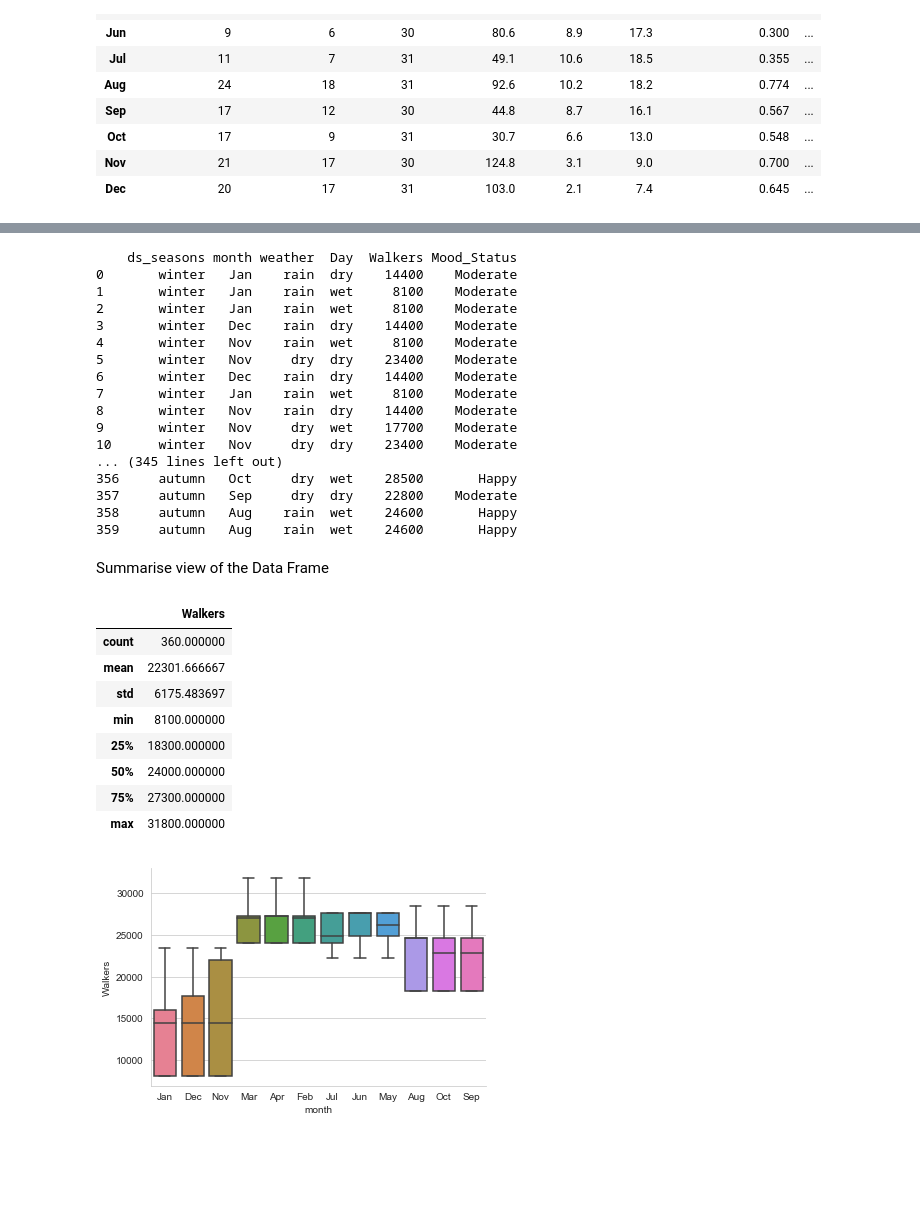
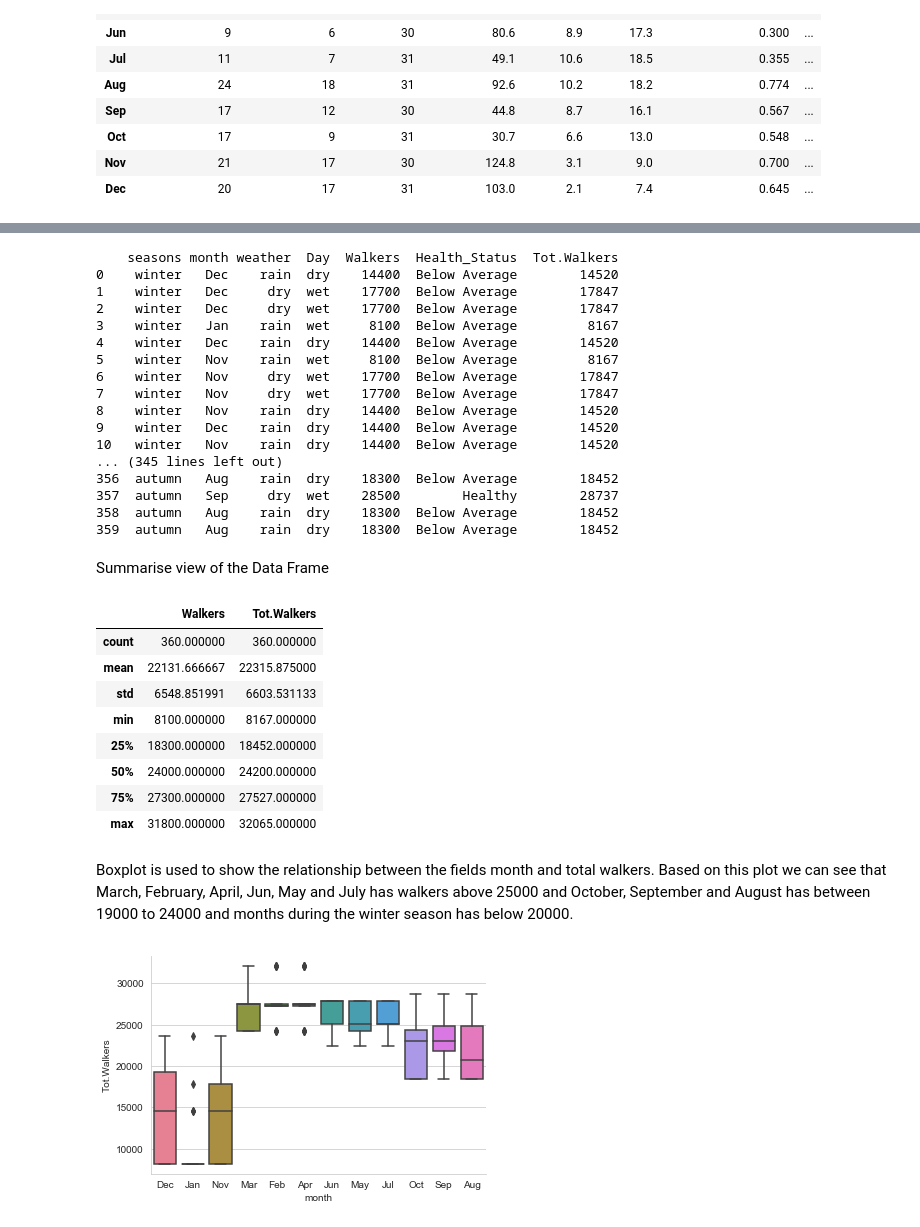
Before and after one commit to SasiGV/Programming_For_DA_Project, a Jupyter notebook: Prog_DA_Project.ipynb, the cells around one changed output, grey strips where cells are left out. Drawn from its saved outputs; the diff is of its cells as text; code cells hidden in the pictures; blank space fills up the shorter version.

Commit message:
Adding plots
Adding plots

```diff
--- a/Prog_DA_Project.ipynb
+++ b/Prog_DA_Project.ipynb
@@ -58,7 +140,7 @@ dp_season = 90
 ds_seasons = ["winter"]*dp_season + ["spring"]*dp_season + ["summer"]*dp_season + ["autumn"]*dp_season
 
 # Create dataframe 'df_Walking_Club' for storing dataset.
-df_Walking_Club = pd.DataFrame(ds_seasons, columns =['ds_seasons'])
+df_Walking_Club = pd.DataFrame(ds_seasons, columns =['seasons'])
 
 # Print Title
 print('\nFirst 5 lines of dataset "Walking_Club"')
@@ -165,7 +247,7 @@ def Find_Month(a):
     return np.random.choice(a=season)
 
 # Apply the function 'Find_Month' to each row in dataframe 'df_Walking_Club'
-df_Walking_Club["month"] = df_Walking_Club.apply(lambda row: Find_Month(row.ds_seasons), axis=1)
+df_Walking_Club["month"] = df_Walking_Club.apply(lambda row: Find_Month(row.seasons), axis=1)
 
 
 # Function to predict weather based on month
@@ -292,5 +352,5 @@ print(df_Walking_Club.to_string())
 # %%
-Town_Population = 60000
+Town_Population = 60500
 no_of_walkers = 0
 
 Age_15_25 = 0.20 * Town_Population
@@ -343,7 +403,7 @@ def Find_walkers(season, weather, day):
             no_of_walkers = (Age_15_25 * 0.60) + (Age_26_40 * 0.60) + (Age_41_50 * 0.40) + (Age_above_50 * 0.10)
     return int(no_of_walkers)
 
-df_Walking_Club["Walkers"] = df_Walking_Club.apply(lambda row: Find_walkers(row.ds_seasons, row.weather, row.Day), axis=1)
+df_Walking_Club["Tot.Walkers"] = df_Walking_Club.apply(lambda row: Find_walkers(row.seasons, row.weather, row.Day), axis=1)
 
 # Print Title
 print('\nFirst 5 lines of dataset "df_Walking_Club"')
@@ -370,21 +432,21 @@ First 5 lines of dataset "df_Walking_Club"
 # %%
-df_Walking_Club['Mood_Status'] = np.where((df_Walking_Club['Walkers'] * 100 / Town_Population) > 40,'Happy','Moderate')
+df_Walking_Club['Health_Status'] = np.where((df_Walking_Club['Tot.Walkers'] * 100 / Town_Population) > 40,'Healthy','Below Average')
 print(df_Walking_Club.to_string())
 # %% [output]
-    ds_seasons month weather  Day  Walkers Mood_Status
-0       winter   Jan    rain  dry    14400    Moderate
-1       winter   Jan    rain  wet     8100    Moderate
-2       winter   Jan    rain  wet     8100    Moderate
-3       winter   Dec    rain  dry    14400    Moderate
-4       winter   Nov    rain  wet     8100    Moderate
-5       winter   Nov     dry  dry    23400    Moderate
-6       winter   Dec    rain  dry    14400    Moderate
-7       winter   Jan    rain  wet     8100    Moderate
-8       winter   Nov    rain  dry    14400    Moderate
-9       winter   Nov     dry  wet    17700    Moderate
-10      winter   Nov     dry  dry    23400    Moderate
+    seasons month weather  Day  Walkers  Health_Status  Tot.Walkers
+0    winter   Dec    rain  dry    14400  Below Average        14520
+1    winter   Dec     dry  wet    17700  Below Average        17847
+2    winter   Dec     dry  wet    17700  Below Average        17847
+3    winter   Jan    rain  wet     8100  Below Average         8167
+4    winter   Dec    rain  dry    14400  Below Average        14520
+5    winter   Nov    rain  wet     8100  Below Average         8167
+6    winter   Nov     dry  wet    17700  Below Average        17847
+7    winter   Nov     dry  wet    17700  Below Average        17847
+8    winter   Nov    rain  dry    14400  Below Average        14520
+9    winter   Dec    rain  dry    14400  Below Average        14520
+10   winter   Nov    rain  dry    14400  Below Average        14520
 ... (345 lines left out)
-356     autumn   Oct     dry  wet    28500       Happy
-357     autumn   Sep     dry  dry    22800    Moderate
-358     autumn   Aug    rain  wet    24600       Happy
-359     autumn   Aug    rain  wet    24600       Happy
+356  autumn   Aug    rain  dry    18300  Below Average        18452
+357  autumn   Sep     dry  wet    28500        Healthy        28737
+358  autumn   Aug    rain  dry    18300  Below Average        18452
+359  autumn   Aug    rain  dry    18300  Below Average        18452
@@ -396,25 +455,27 @@ Summarise view of the Data Frame
 # %%
 df_Walking_Club.describe()
 # %% [output]
-|  | Walkers |
-| count | 360.000000 |
-| mean | 22301.666667 |
-| std | 6175.483697 |
-| min | 8100.000000 |
-| 25% | 18300.000000 |
-| 50% | 24000.000000 |
-| 75% | 27300.000000 |
-| max | 31800.000000 |
+|  | Walkers | Tot.Walkers |
+| count | 360.000000 | 360.000000 |
+| mean | 22131.666667 | 22315.875000 |
+| std | 6548.851991 | 6603.531133 |
+| min | 8100.000000 | 8167.000000 |
+| 25% | 18300.000000 | 18452.000000 |
+| 50% | 24000.000000 | 24200.000000 |
+| 75% | 27300.000000 | 27527.000000 |
+| max | 31800.000000 | 32065.000000 |
+# %% [markdown]
+Boxplot is used to show the relationship between the fields month and total walkers. Based on this plot we can see that March, February, April, Jun, May and July has walkers above 25000 and October, September and August has between 19000 to 24000 and months during the winter season has below 20000.
 # %%
 
 
 sns.set_style("whitegrid")
 #sns.boxplot(x="month", y="Walkers", data = df_Walking_Club)
-sns.boxplot(x="month", y="Walkers", data=df_Walking_Club, palette="husl")
+sns.boxplot(x="month", y="Tot.Walkers", data=df_Walking_Club, palette="husl")
 sns.despine()
 plt.show()
 # %% [output]
-[figure, old version]
+[figure, new version]
 # %%
 
 sns.set_style("whitegrid")
```
Also changed, not shown: parts of 22 cells of this notebook.
